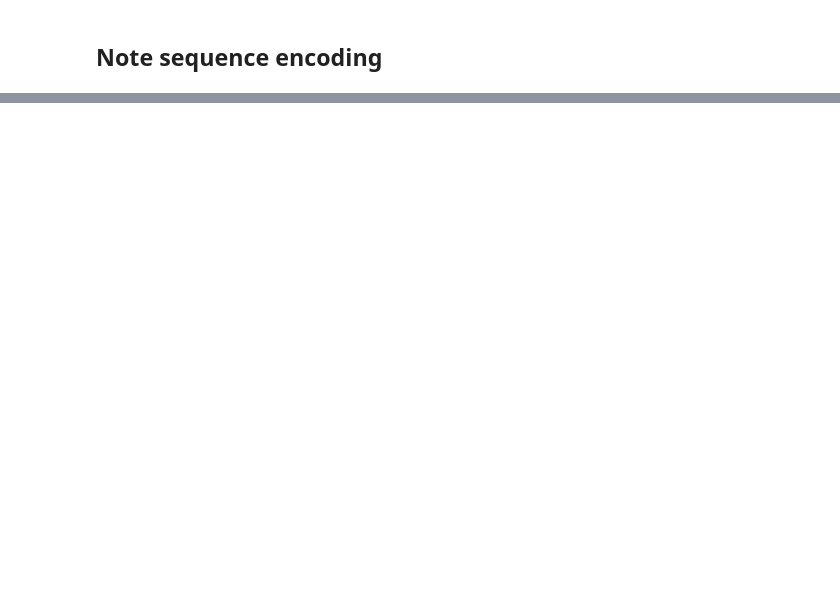
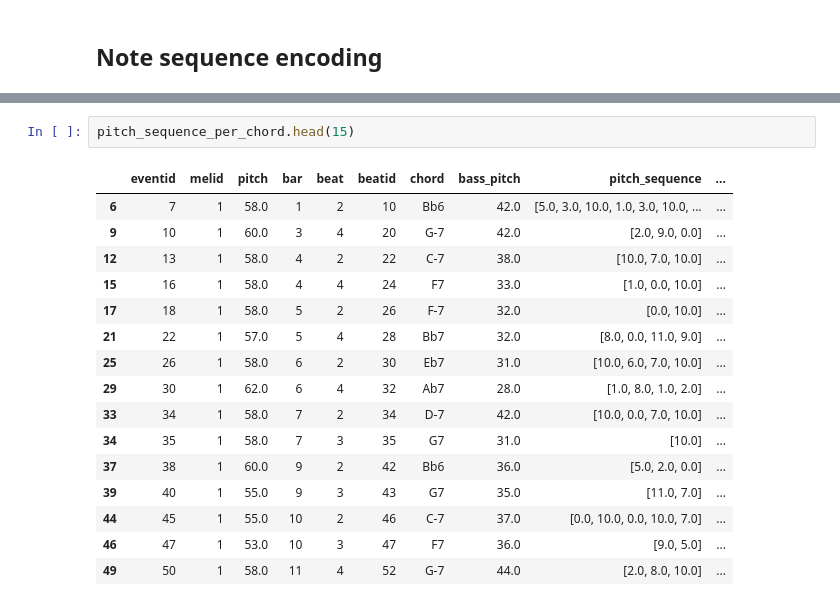
Before and after one commit to nereaiscamu/ML_project2, a Jupyter notebook: data_analysis/combine_melody_beats.ipynb, the cells around one changed output, grey strips where cells are left out. Saved outputs shown, nothing was run; the diff lists cells and outputs as text; blank space fills up the shorter version.

```diff
--- a/data_analysis/combine_melody_beats.ipynb
+++ b/data_analysis/combine_melody_beats.ipynb
@@ -154,0 +173,19 @@ True
+# %%
+pitch_sequence_per_chord.head(15)
+# %% [output]
+|  | eventid | melid | pitch | bar | beat | beatid | chord | bass_pitch | pitch_sequence | ... |
+| 6 | 7 | 1 | 58.0 | 1 | 2 | 10 | Bb6 | 42.0 | [5.0, 3.0, 10.0, 1.0, 3.0, 10.0, ... | ... |
+| 9 | 10 | 1 | 60.0 | 3 | 4 | 20 | G-7 | 42.0 | [2.0, 9.0, 0.0] | ... |
+| 12 | 13 | 1 | 58.0 | 4 | 2 | 22 | C-7 | 38.0 | [10.0, 7.0, 10.0] | ... |
+| 15 | 16 | 1 | 58.0 | 4 | 4 | 24 | F7 | 33.0 | [1.0, 0.0, 10.0] | ... |
+| 17 | 18 | 1 | 58.0 | 5 | 2 | 26 | F-7 | 32.0 | [0.0, 10.0] | ... |
+| 21 | 22 | 1 | 57.0 | 5 | 4 | 28 | Bb7 | 32.0 | [8.0, 0.0, 11.0, 9.0] | ... |
+| 25 | 26 | 1 | 58.0 | 6 | 2 | 30 | Eb7 | 31.0 | [10.0, 6.0, 7.0, 10.0] | ... |
+| 29 | 30 | 1 | 62.0 | 6 | 4 | 32 | Ab7 | 28.0 | [1.0, 8.0, 1.0, 2.0] | ... |
+| 33 | 34 | 1 | 58.0 | 7 | 2 | 34 | D-7 | 42.0 | [10.0, 0.0, 7.0, 10.0] | ... |
+| 34 | 35 | 1 | 58.0 | 7 | 3 | 35 | G7 | 31.0 | [10.0] | ... |
+| 37 | 38 | 1 | 60.0 | 9 | 2 | 42 | Bb6 | 36.0 | [5.0, 2.0, 0.0] | ... |
+| 39 | 40 | 1 | 55.0 | 9 | 3 | 43 | G7 | 35.0 | [11.0, 7.0] | ... |
+| 44 | 45 | 1 | 55.0 | 10 | 2 | 46 | C-7 | 37.0 | [0.0, 10.0, 0.0, 10.0, 7.0] | ... |
+| 46 | 47 | 1 | 53.0 | 10 | 3 | 47 | F7 | 36.0 | [9.0, 5.0] | ... |
+| 49 | 50 | 1 | 58.0 | 11 | 4 | 52 | G-7 | 44.0 | [2.0, 8.0, 10.0] | ... |
```
Also changed, not shown: parts of 5 cells of this notebook, 5 other files.
